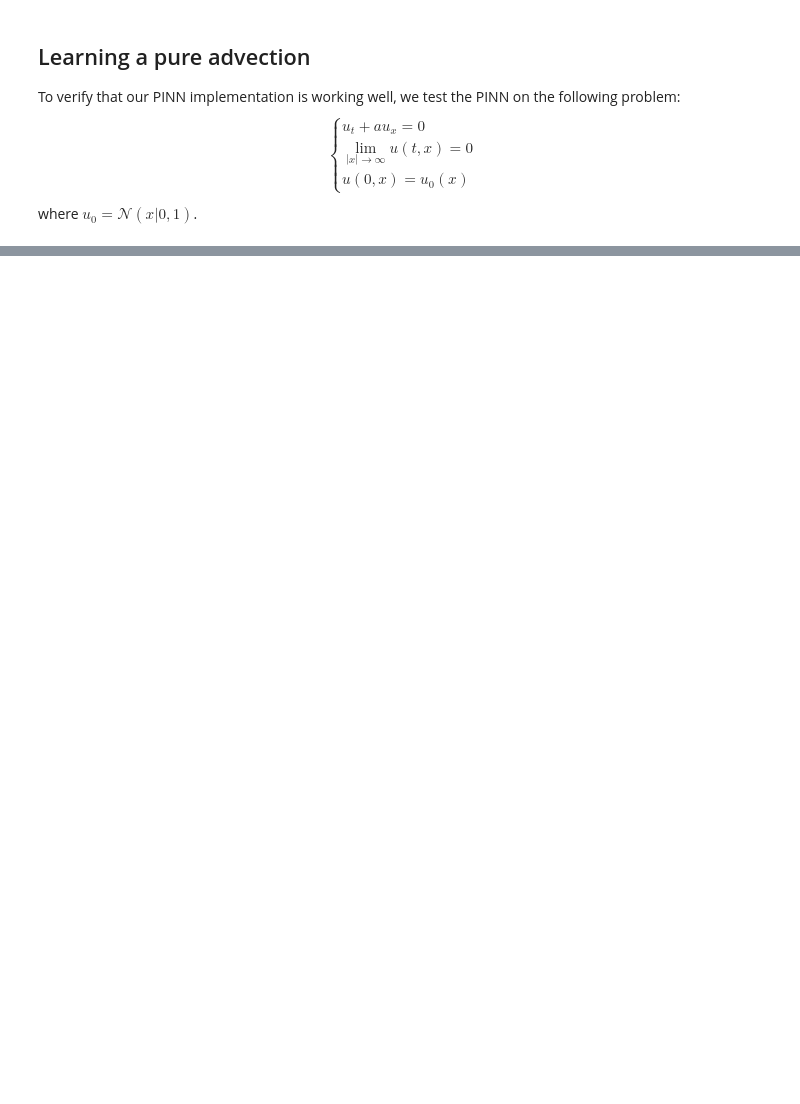
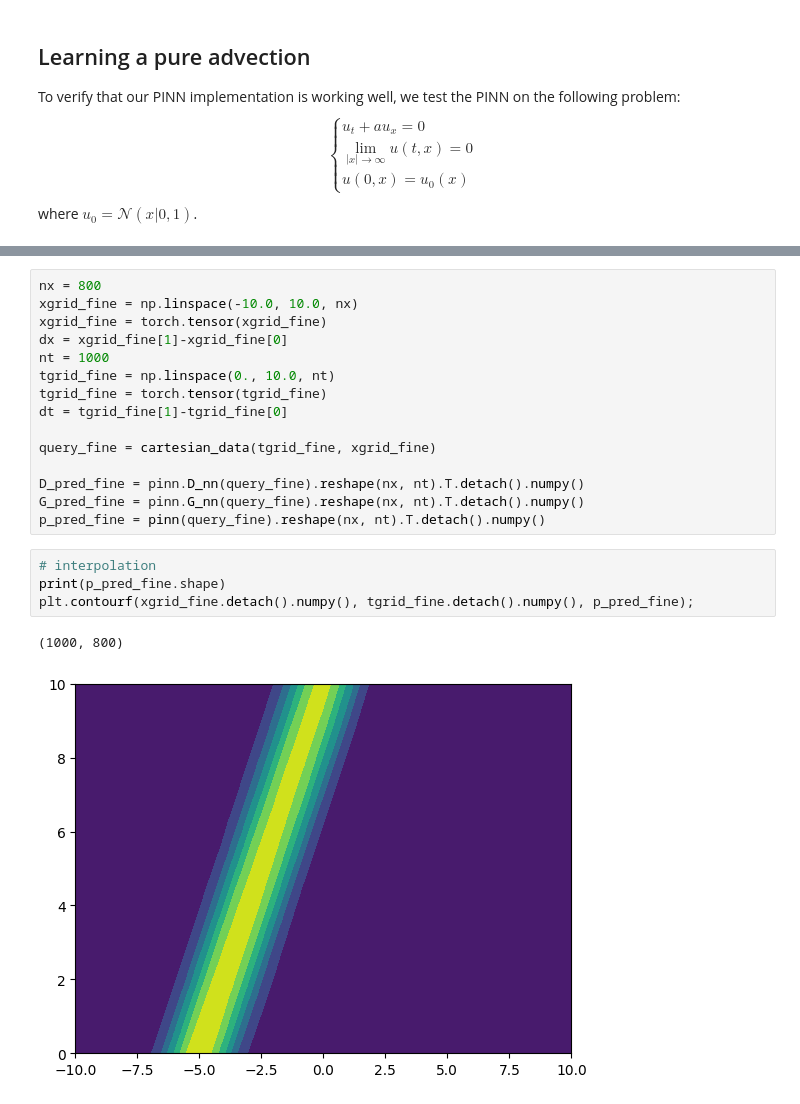
Before and after one commit to honglizhaobob/dl-hidimuq, a Jupyter notebook: code/LinearOscillator/python/PINN_test.ipynb, the cells around one changed output, grey strips where cells are left out. Drawn from its saved outputs; the diff is of its cells as text; blank space fills up the shorter version.

```diff
--- a/code/LinearOscillator/python/PINN_test.ipynb
+++ b/code/LinearOscillator/python/PINN_test.ipynb
@@ -295,0 +363,22 @@ plt.plot(xgrid, p_exact[0, :], xgrid, p_exact[-1, :], color="green");
+# %%
+nx = 800
+xgrid_fine = np.linspace(-10.0, 10.0, nx)
+xgrid_fine = torch.tensor(xgrid_fine)
+dx = xgrid_fine[1]-xgrid_fine[0]
+nt = 1000
+tgrid_fine = np.linspace(0., 10.0, nt)
+tgrid_fine = torch.tensor(tgrid_fine)
+dt = tgrid_fine[1]-tgrid_fine[0]
+
+query_fine = cartesian_data(tgrid_fine, xgrid_fine)
+
+D_pred_fine = pinn.D_nn(query_fine).reshape(nx, nt).T.detach().numpy()
+G_pred_fine = pinn.G_nn(query_fine).reshape(nx, nt).T.detach().numpy()
+p_pred_fine = pinn(query_fine).reshape(nx, nt).T.detach().numpy()
+# %%
+# interpolation
+print(p_pred_fine.shape)
+plt.contourf(xgrid_fine.detach().numpy(), tgrid_fine.detach().numpy(), p_pred_fine);
+# %% [output]
+(1000, 800)
+[figure, added]
```
Also changed, not shown: parts of 35 cells of this notebook, 6 other files.
